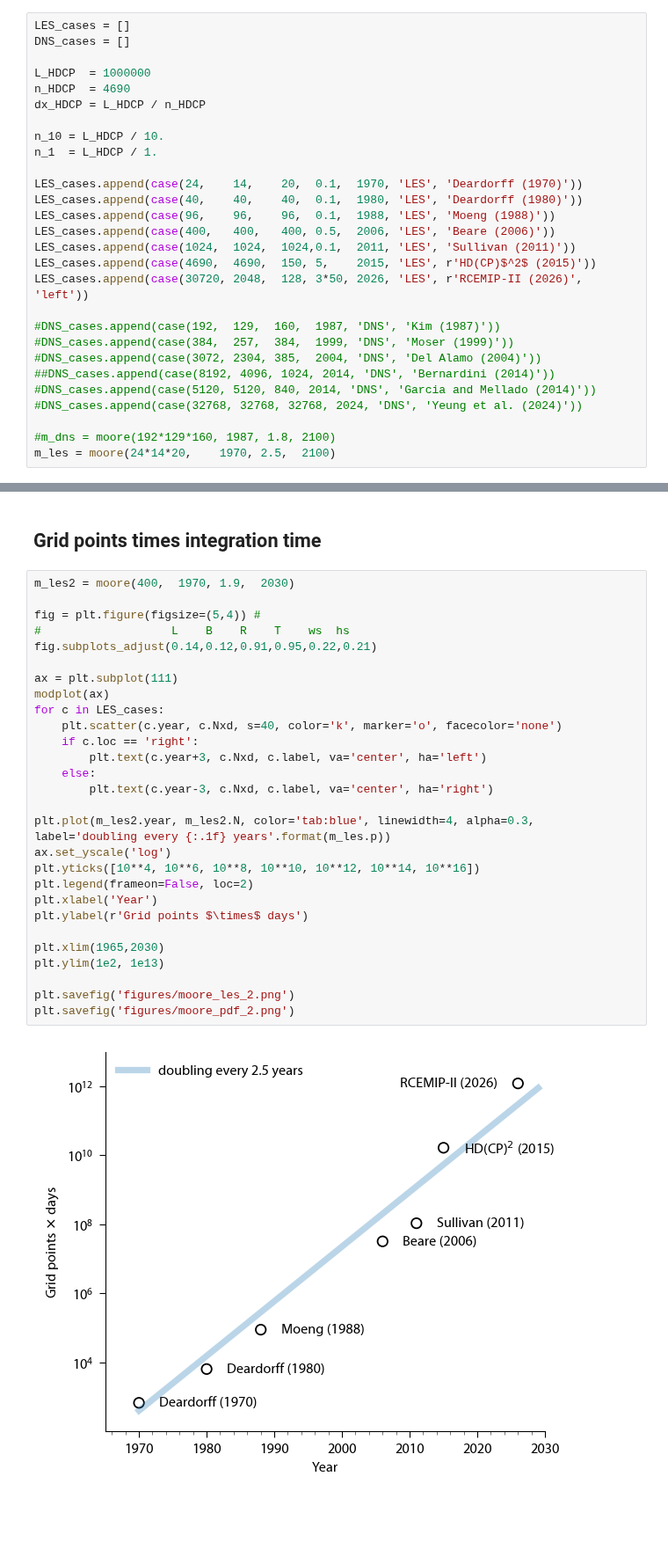
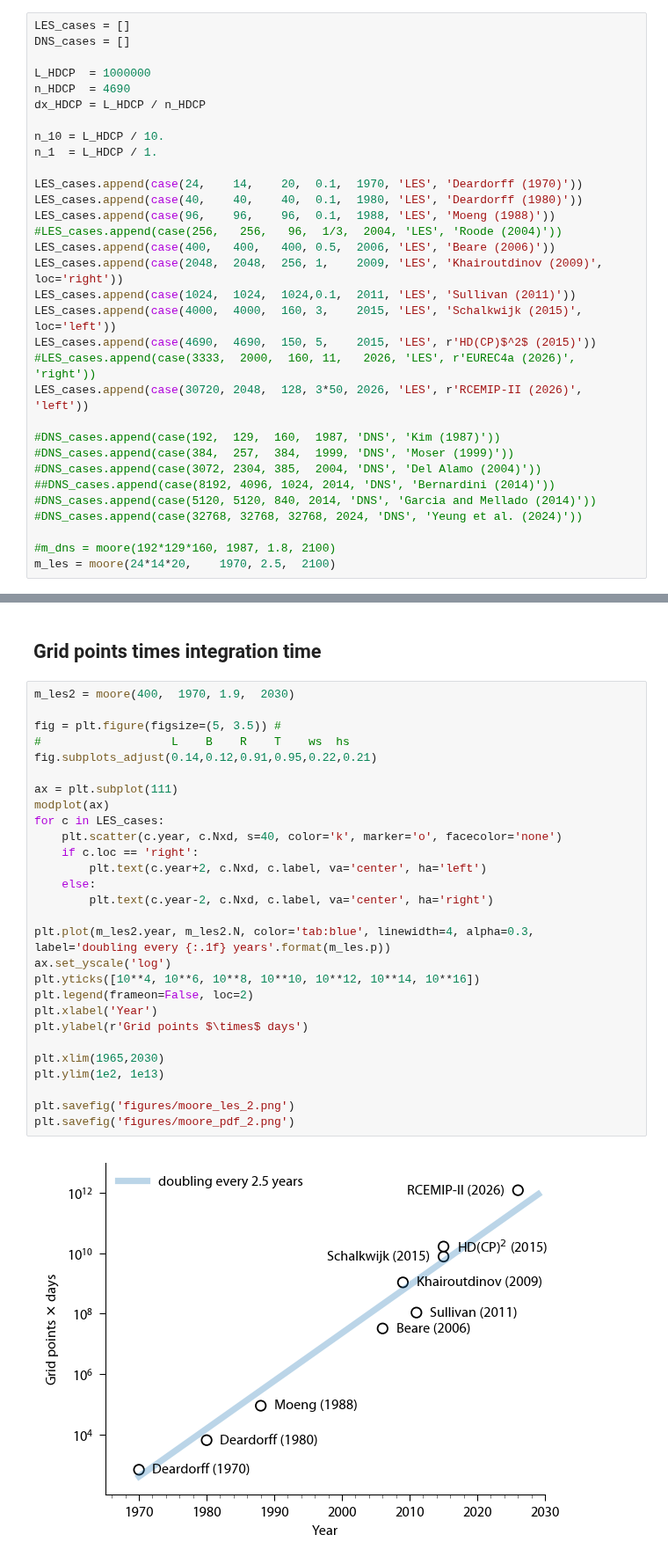
Before and after one commit to bartvstratum/projects_maq, a Jupyter notebook: 2026_connecting_the_clouds/lumi_proposal/moore_LES.ipynb, the cells around one changed output, grey strips where cells are left out. Shown at 88% size. Cells and saved outputs as stored; diff of their text form; blank space fills up the shorter version.

Commit message:
Update Moore scaling figure.

```diff
--- a/2026_connecting_the_clouds/lumi_proposal/moore_LES.ipynb
+++ b/2026_connecting_the_clouds/lumi_proposal/moore_LES.ipynb
@@ -52,9 +52,13 @@ n_1  = L_HDCP / 1.
 LES_cases.append(case(24,    14,    20,  0.1,  1970, 'LES', 'Deardorff (1970)'))
 LES_cases.append(case(40,    40,    40,  0.1,  1980, 'LES', 'Deardorff (1980)'))
 LES_cases.append(case(96,    96,    96,  0.1,  1988, 'LES', 'Moeng (1988)'))
+#LES_cases.append(case(256,   256,   96,  1/3,  2004, 'LES', 'Roode (2004)'))
 LES_cases.append(case(400,   400,   400, 0.5,  2006, 'LES', 'Beare (2006)'))
+LES_cases.append(case(2048,  2048,  256, 1,    2009, 'LES', 'Khairoutdinov (2009)', loc='right'))
 LES_cases.append(case(1024,  1024,  1024,0.1,  2011, 'LES', 'Sullivan (2011)'))
+LES_cases.append(case(4000,  4000,  160, 3,    2015, 'LES', 'Schalkwijk (2015)', loc='left'))
 LES_cases.append(case(4690,  4690,  150, 5,    2015, 'LES', r'HD(CP)$^2$ (2015)'))
+#LES_cases.append(case(3333,  2000,  160, 11,   2026, 'LES', r'EUREC4a (2026)', 'right'))
 LES_cases.append(case(30720, 2048,  128, 3*50, 2026, 'LES', r'RCEMIP-II (2026)', 'left'))
 
 #DNS_cases.append(case(192,  129,  160,  1987, 'DNS', 'Kim (1987)'))
@@ -113,30 +119,30 @@ plt.savefig('figures/moore_pdf.png')
 # %%
 m_les2 = moore(400,  1970, 1.9,  2030)
 
-fig = plt.figure(figsize=(5,4)) #
+fig = plt.figure(figsize=(5, 3.5)) #
 #                   L    B    R    T    ws  hs
 fig.subplots_adjust(0.14,0.12,0.91,0.95,0.22,0.21)
 
 ax = plt.subplot(111)
 modplot(ax)
 for c in LES_cases:
     plt.scatter(c.year, c.Nxd, s=40, color='k', marker='o', facecolor='none')
     if c.loc == 'right':
-        plt.text(c.year+3, c.Nxd, c.label, va='center', ha='left')
+        plt.text(c.year+2, c.Nxd, c.label, va='center', ha='left')
     else:
-        plt.text(c.year-3, c.Nxd, c.label, va='center', ha='right')
+        plt.text(c.year-2, c.Nxd, c.label, va='center', ha='right')
 
 plt.plot(m_les2.year, m_les2.N, color='tab:blue', linewidth=4, alpha=0.3, label='doubling every {:.1f} years'.format(m_les.p))
 ax.set_yscale('log')
 plt.yticks([10**4, 10**6, 10**8, 10**10, 10**12, 10**14, 10**16])
 plt.legend(frameon=False, loc=2)
 plt.xlabel('Year')
 plt.ylabel(r'Grid points $\times$ days')
 
 plt.xlim(1965,2030)
 plt.ylim(1e2, 1e13)
 
 plt.savefig('figures/moore_les_2.png')
 plt.savefig('figures/moore_pdf_2.png')
 # %% [output]
-[figure, old version]
+[figure, new version]
```
Also changed, not shown: parts of 2 cells of this notebook, 4 other files.
